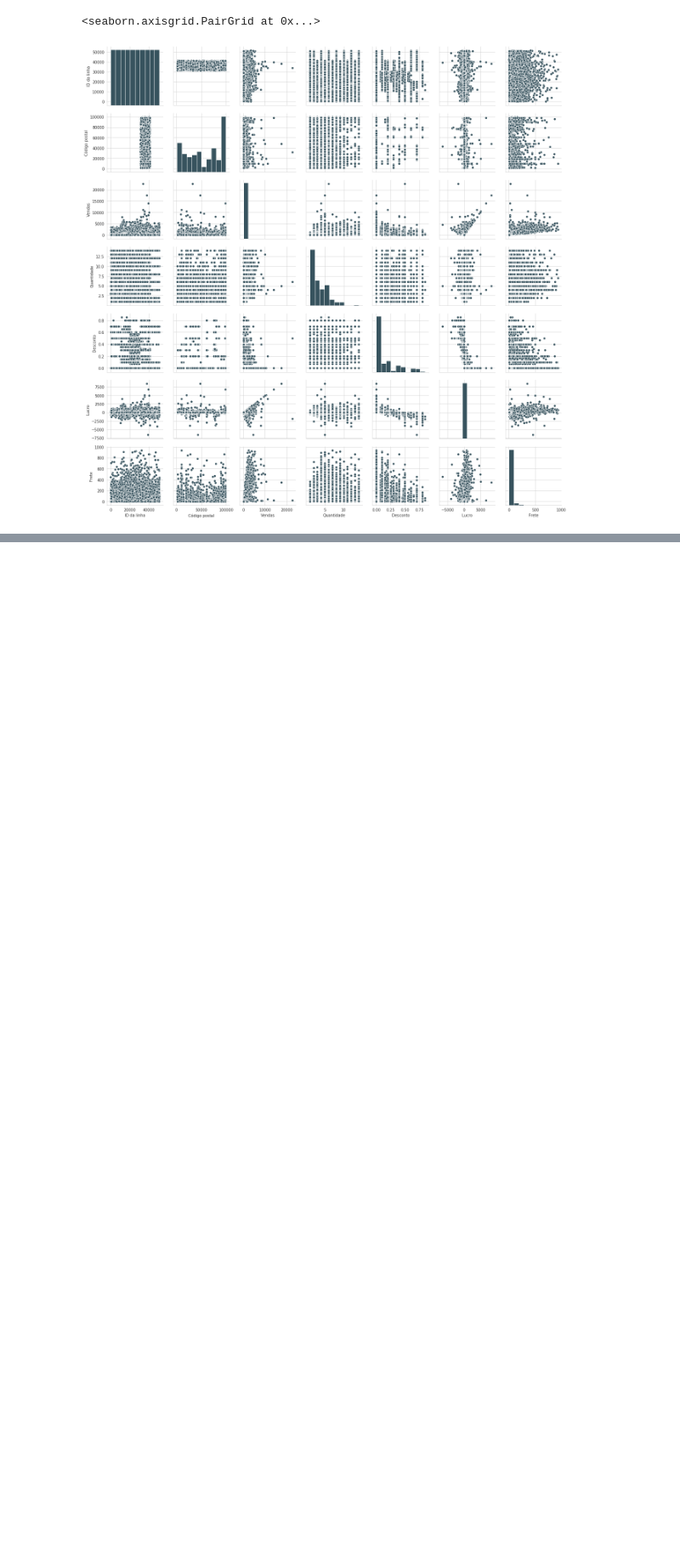
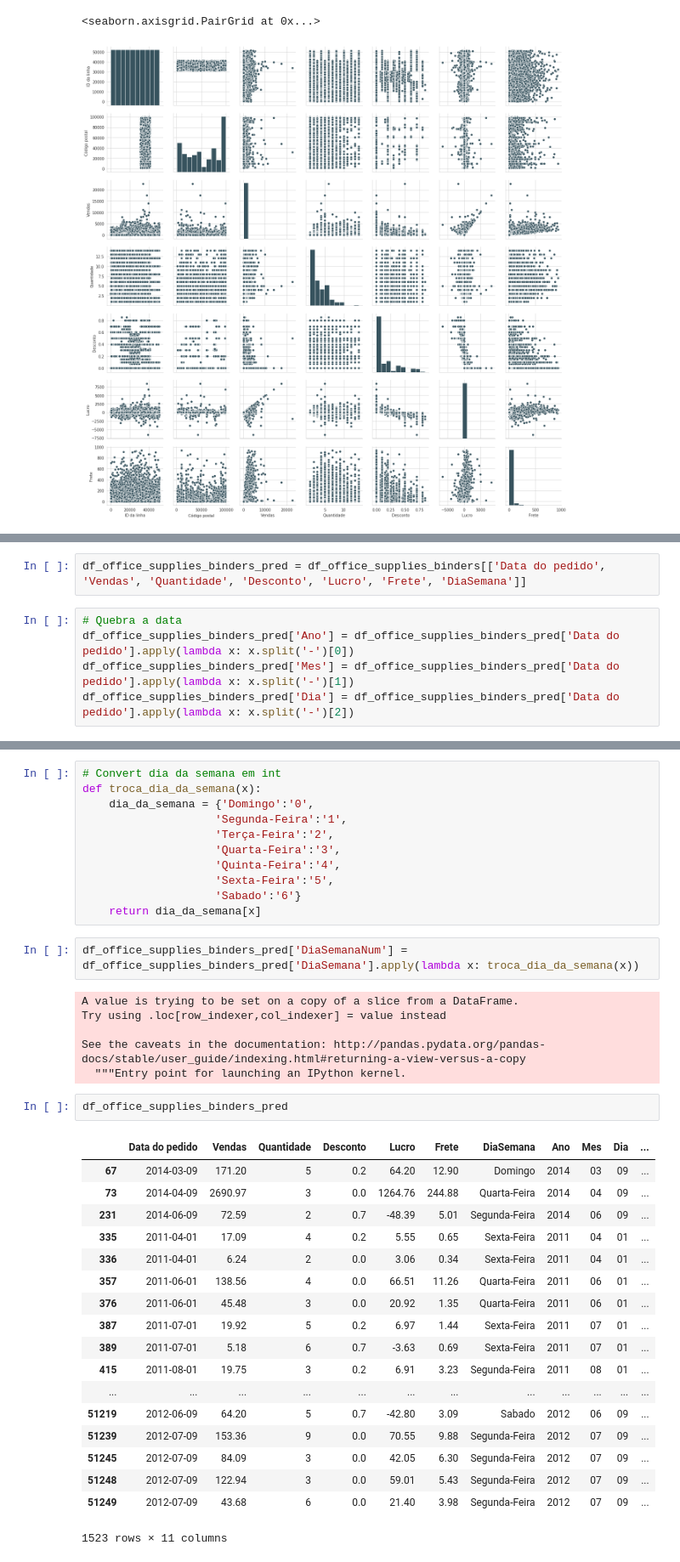
Before and after one commit to ManoelTeles/LinearRegression, a Jupyter notebook: analise_preditiva/ecommerce_analysis.ipynb, the cells around one changed output, grey strips where cells are left out. Shown at 85% size. Drawn from its saved outputs; the diff is of its cells as text; blank space fills up the shorter version.

Commit message:
Criado novo dataframe de predicao

```diff
--- a/analise_preditiva/ecommerce_analysis.ipynb
+++ b/analise_preditiva/ecommerce_analysis.ipynb
@@ -80,0 +165,7 @@ sns.pairplot(ecommerce)
+# %%
+df_office_supplies_binders_pred = df_office_supplies_binders[['Data do pedido', 'Vendas', 'Quantidade', 'Desconto', 'Lucro', 'Frete', 'DiaSemana']]
+# %%
+# Quebra a data
+df_office_supplies_binders_pred['Ano'] = df_office_supplies_binders_pred['Data do pedido'].apply(lambda x: x.split('-')[0])
+df_office_supplies_binders_pred['Mes'] = df_office_supplies_binders_pred['Data do pedido'].apply(lambda x: x.split('-')[1])
+df_office_supplies_binders_pred['Dia'] = df_office_supplies_binders_pred['Data do pedido'].apply(lambda x: x.split('-')[2])
@@ -80,0 +188,40 @@ sns.pairplot(ecommerce)
+# %%
+# Convert dia da semana em int
+def troca_dia_da_semana(x):
+    dia_da_semana = {'Domingo':'0',
+                    'Segunda-Feira':'1',
+                    'Terça-Feira':'2',
+                    'Quarta-Feira':'3',
+                    'Quinta-Feira':'4',
+                    'Sexta-Feira':'5',
+                    'Sabado':'6'}
+    return dia_da_semana[x]
+# %%
+df_office_supplies_binders_pred['DiaSemanaNum'] = df_office_supplies_binders_pred['DiaSemana'].apply(lambda x: troca_dia_da_semana(x))
+# %% [output]
+A value is trying to be set on a copy of a slice from a DataFrame.
+Try using .loc[row_indexer,col_indexer] = value instead
+
+See the caveats in the documentation: http://pandas.pydata.org/pandas-docs/stable/user_guide/indexing.html#returning-a-view-versus-a-copy
+  """Entry point for launching an IPython kernel.
+# %%
+df_office_supplies_binders_pred
+# %% [output]
+|  | Data do pedido | Vendas | Quantidade | Desconto | Lucro | Frete | DiaSemana | Ano | Mes | Dia | ... |
+| 67 | 2014-03-09 | 171.20 | 5 | 0.2 | 64.20 | 12.90 | Domingo | 2014 | 03 | 09 | ... |
+| 73 | 2014-04-09 | 2690.97 | 3 | 0.0 | 1264.76 | 244.88 | Quarta-Feira | 2014 | 04 | 09 | ... |
+| 231 | 2014-06-09 | 72.59 | 2 | 0.7 | -48.39 | 5.01 | Segunda-Feira | 2014 | 06 | 09 | ... |
+| 335 | 2011-04-01 | 17.09 | 4 | 0.2 | 5.55 | 0.65 | Sexta-Feira | 2011 | 04 | 01 | ... |
+| 336 | 2011-04-01 | 6.24 | 2 | 0.0 | 3.06 | 0.34 | Sexta-Feira | 2011 | 04 | 01 | ... |
+| 357 | 2011-06-01 | 138.56 | 4 | 0.0 | 66.51 | 11.26 | Quarta-Feira | 2011 | 06 | 01 | ... |
+| 376 | 2011-06-01 | 45.48 | 3 | 0.0 | 20.92 | 1.35 | Quarta-Feira | 2011 | 06 | 01 | ... |
+| 387 | 2011-07-01 | 19.92 | 5 | 0.2 | 6.97 | 1.44 | Sexta-Feira | 2011 | 07 | 01 | ... |
+| 389 | 2011-07-01 | 5.18 | 6 | 0.7 | -3.63 | 0.69 | Sexta-Feira | 2011 | 07 | 01 | ... |
+| 415 | 2011-08-01 | 19.75 | 3 | 0.2 | 6.91 | 3.23 | Segunda-Feira | 2011 | 08 | 01 | ... |
+| ... | ... | ... | ... | ... | ... | ... | ... | ... | ... | ... | ... |
+| 51219 | 2012-06-09 | 64.20 | 5 | 0.7 | -42.80 | 3.09 | Sabado | 2012 | 06 | 09 | ... |
+| 51239 | 2012-07-09 | 153.36 | 9 | 0.0 | 70.55 | 9.88 | Segunda-Feira | 2012 | 07 | 09 | ... |
+| 51245 | 2012-07-09 | 84.09 | 3 | 0.0 | 42.05 | 6.30 | Segunda-Feira | 2012 | 07 | 09 | ... |
+| 51248 | 2012-07-09 | 122.94 | 3 | 0.0 | 59.01 | 5.43 | Segunda-Feira | 2012 | 07 | 09 | ... |
+| 51249 | 2012-07-09 | 43.68 | 6 | 0.0 | 21.40 | 3.98 | Segunda-Feira | 2012 | 07 | 09 | ... |
+1523 rows × 11 columns
```
Also changed, not shown: parts of 15 cells of this notebook.
